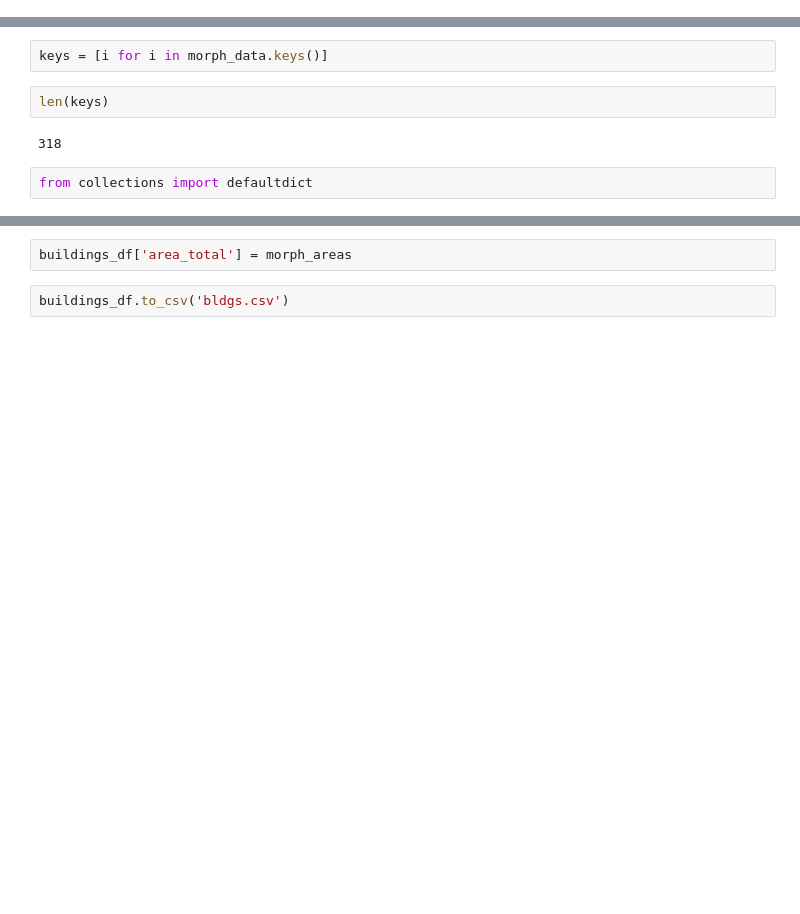
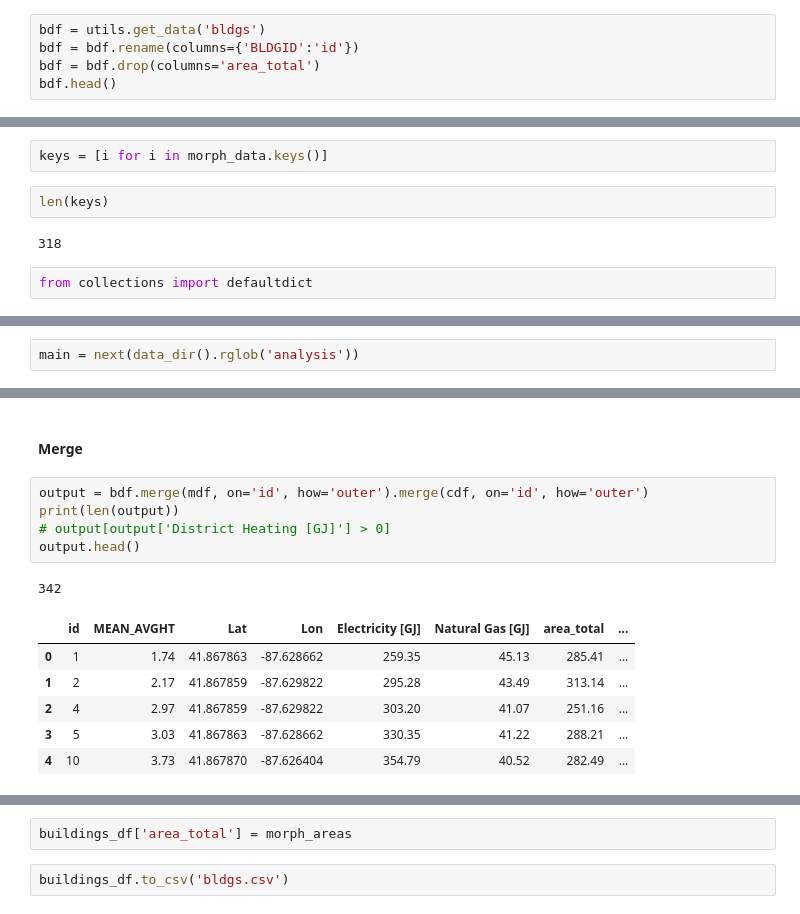
Before and after one commit to brilerner/SMC-2020, a Jupyter notebook: code/MORPH AREAS.ipynb, the cells around one changed output, grey strips where cells are left out. Drawn from its saved outputs; the diff is of its cells as text; blank space fills up the shorter version.

```diff
--- a/code/MORPH AREAS.ipynb
+++ b/code/MORPH AREAS.ipynb
@@ -19,0 +30,5 @@ gv.extension('bokeh')
+# %%
+bdf = utils.get_data('bldgs')
+bdf = bdf.rename(columns={'BLDGID':'id'})
+bdf = bdf.drop(columns='area_total')
+bdf.head()
@@ -138,0 +133,2 @@ for i in buildings_df.BLDGID:
+# %%
+main = next(data_dir().rglob('analysis'))
@@ -138,0 +163,15 @@ for i in buildings_df.BLDGID:
+# %% [markdown]
+#### Merge
+# %%
+output = bdf.merge(mdf, on='id', how='outer').merge(cdf, on='id', how='outer')
+print(len(output))
+# output[output['District Heating [GJ]'] > 0]
+output.head()
+# %% [output]
+342
+|  | id | MEAN_AVGHT | Lat | Lon | Electricity [GJ] | Natural Gas [GJ] | area_total | ... |
+| 0 | 1 | 1.74 | 41.867863 | -87.628662 | 259.35 | 45.13 | 285.41 | ... |
+| 1 | 2 | 2.17 | 41.867859 | -87.629822 | 295.28 | 43.49 | 313.14 | ... |
+| 2 | 4 | 2.97 | 41.867859 | -87.629822 | 303.20 | 41.07 | 251.16 | ... |
+| 3 | 5 | 3.03 | 41.867863 | -87.628662 | 330.35 | 41.22 | 288.21 | ... |
+| 4 | 10 | 3.73 | 41.867870 | -87.626404 | 354.79 | 40.52 | 282.49 | ... |
```
Also changed, not shown: parts of 20 cells of this notebook, 3 other files.
